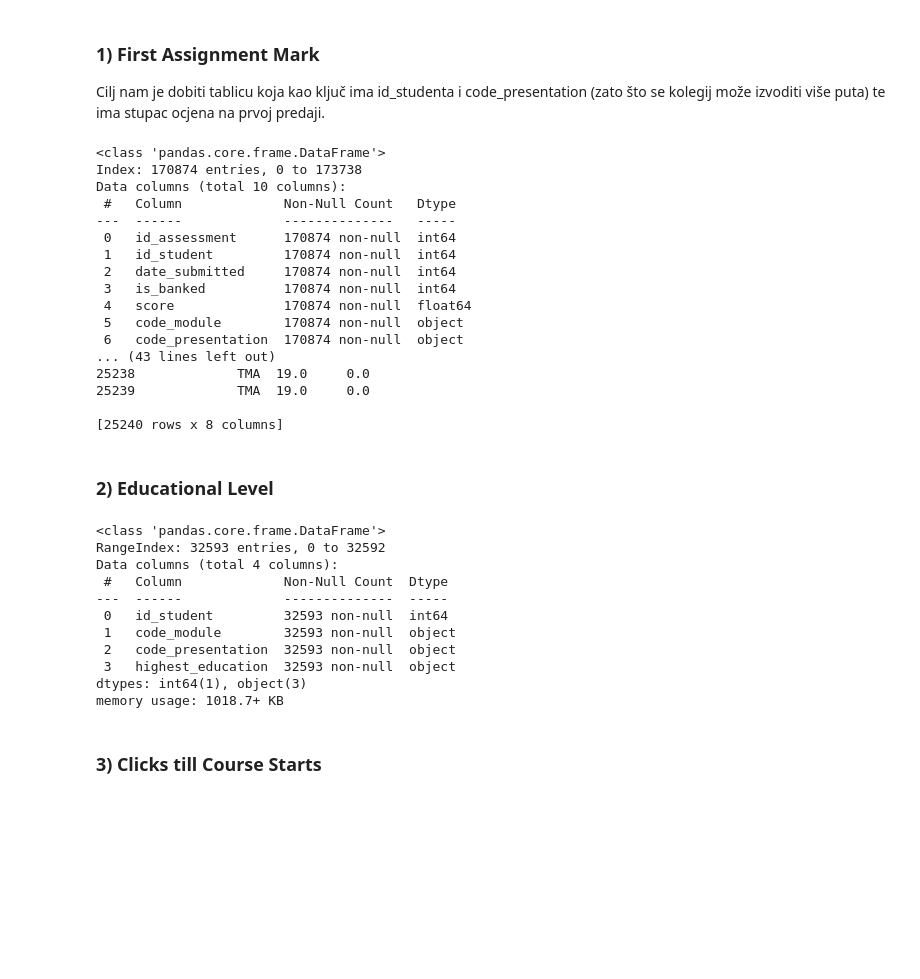
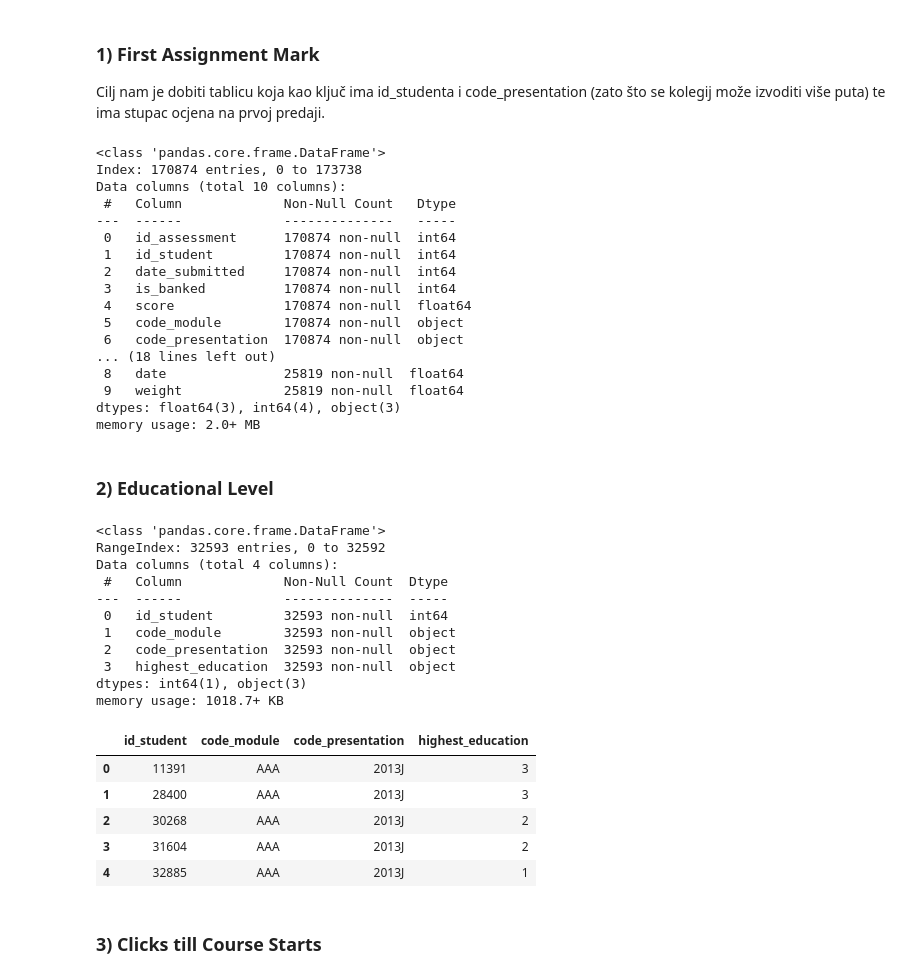
Before and after one commit to kazokid/UZOP-projekt, a Jupyter notebook: phase-one.ipynb, the cells around one changed output. Saved outputs shown, nothing was run; the diff lists cells and outputs as text; code cells hidden in the pictures; blank space fills up the shorter version.

```diff
--- a/phase-one.ipynb
+++ b/phase-one.ipynb
@@ -385,10 +385,9 @@ studentAssesmentsAssesments = studentAssesmentsAssesments.dropna(subset=['date']
 studentAssesmentsAssesments.info()
 studentAssesmentsAssesments.head()
 
-firstAssignmentMark = studentAssesmentsAssesments.sort_values(['code_module', 'code_presentation', 'id_student', 'date_submitted']).groupby(['id_student', 'code_presentation', 'id_student']).first().reset_index(drop=True)
-#
+firstAssignmentMark = studentAssesmentsAssesments.sort_values(['code_module', 'code_presentation', 'id_student', 'date_submitted']).groupby(['id_student', 'code_presentation', 'code_module']).first().reset_index()
+
 firstAssignmentMark.info()
-print(firstAssignmentMark)
 # %% [output]
 <class 'pandas.core.frame.DataFrame'>
 Index: 170874 entries, 0 to 173738
@@ -402,30 +401,39 @@ Data columns (total 10 columns):
  4   score              170874 non-null  float64
  5   code_module        170874 non-null  object
  6   code_presentation  170874 non-null  object
-... (43 lines left out)
-25238             TMA  19.0     0.0
-25239             TMA  19.0     0.0
-
-[25240 rows x 8 columns]
+... (18 lines left out)
+ 8   date               25819 non-null  float64
+ 9   weight             25819 non-null  float64
+dtypes: float64(3), int64(4), object(3)
+memory usage: 2.0+ MB
 # %% [markdown]
 ### 2) Educational Level
 # %%
 # we only need the id_student and highest_education
 educationalLevel = studentInfo[['id_student', 'code_module', 'code_presentation', 'highest_education']]
+# we want to replace the highest_education with indexes from 0 to 4
+educationalLevel.loc[:, 'highest_education'] = educationalLevel['highest_education'].replace(['No Formal quals', 'Lower Than A Level', 'A Level or Equivalent', 'HE Qualification', 'Post Graduate Qualification'], [0, 1, 2, 3, 4])
+
 educationalLevel.info()
-# todo education level ima puno vise vrijendosti nego First Assignment Mark - to mozda i ima smisla jer nisu mozda svi ti studenti predali prvu predaju, ili nisu upisali na kraju course nikakav
+educationalLevel.head()
 # %% [output]
 <class 'pandas.core.frame.DataFrame'>
 RangeIndex: 32593 entries, 0 to 32592
 Data columns (total 4 columns):
  #   Column             Non-Null Count  Dtype
 ---  ------             --------------  -----
  0   id_student         32593 non-null  int64
  1   code_module        32593 non-null  object
  2   code_presentation  32593 non-null  object
  3   highest_education  32593 non-null  object
 dtypes: int64(1), object(3)
 memory usage: 1018.7+ KB
+|  | id_student | code_module | code_presentation | highest_education |
+| 0 | 11391 | AAA | 2013J | 3 |
+| 1 | 28400 | AAA | 2013J | 3 |
+| 2 | 30268 | AAA | 2013J | 2 |
+| 3 | 31604 | AAA | 2013J | 2 |
+| 4 | 32885 | AAA | 2013J | 1 |
 # %% [markdown]
 ### 3) Clicks till Course Starts
 # %%
```
Also changed, not shown: parts of 13 cells of this notebook.
